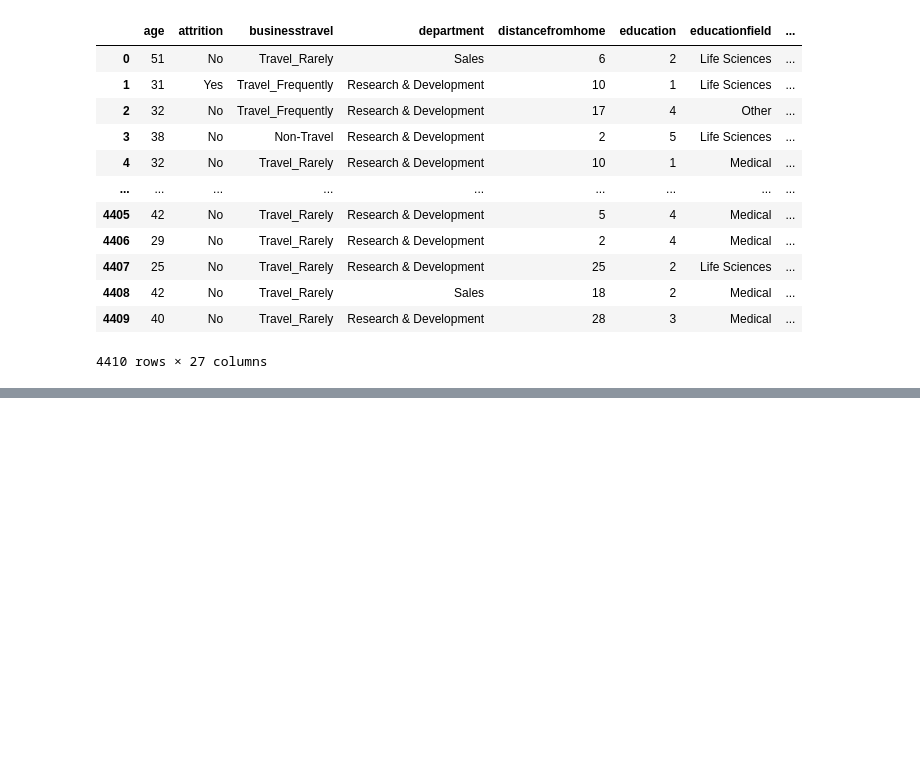
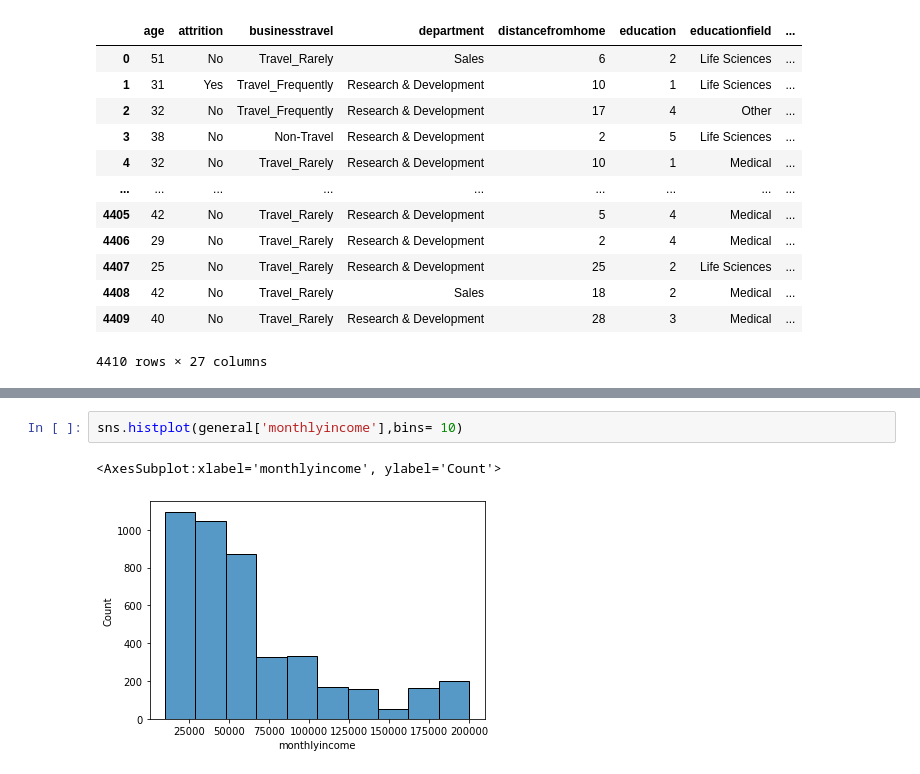
Before and after one commit to aparrarozo/Project_HR, a Jupyter notebook: HR analytics.ipynb, the cells around one changed output, grey strips where cells are left out. Drawn from its saved outputs; the diff is of its cells as text; blank space fills up the shorter version.

```diff
--- a/HR analytics.ipynb
+++ b/HR analytics.ipynb
@@ -571,0 +682,5 @@ general.to_csv('general_hr_data.csv')
+# %%
+sns.histplot(general['monthlyincome'],bins= 10)
+# %% [output]
+<AxesSubplot:xlabel='monthlyincome', ylabel='Count'>
+[figure, added]
```
Also changed, not shown: parts of 38 cells of this notebook.
